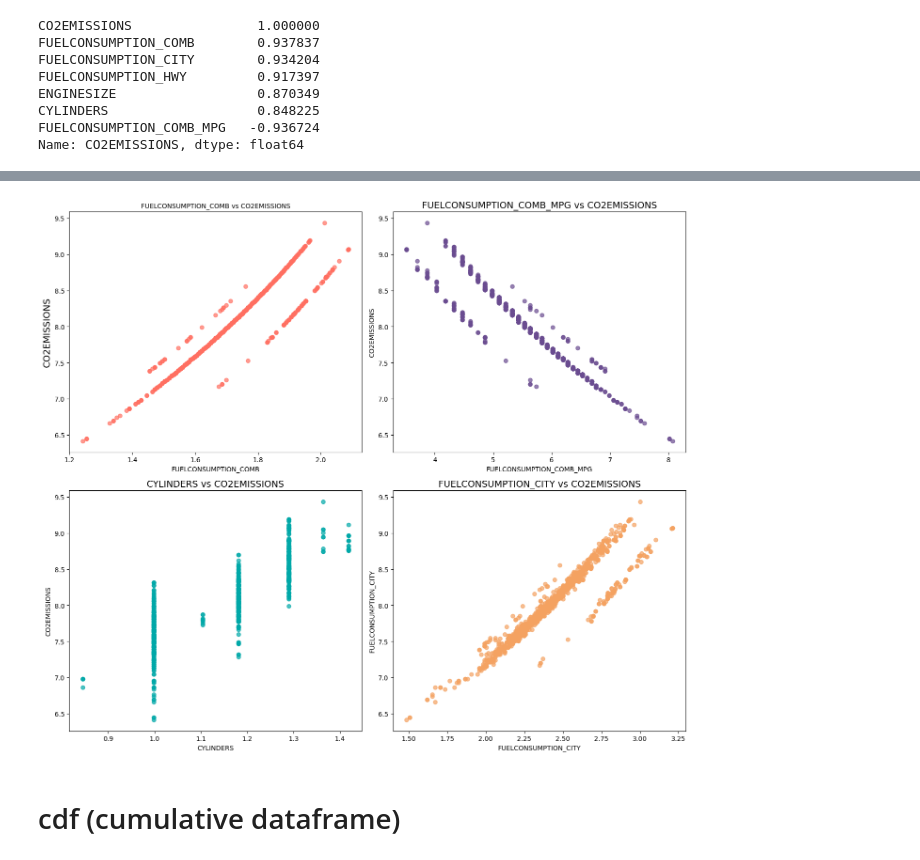
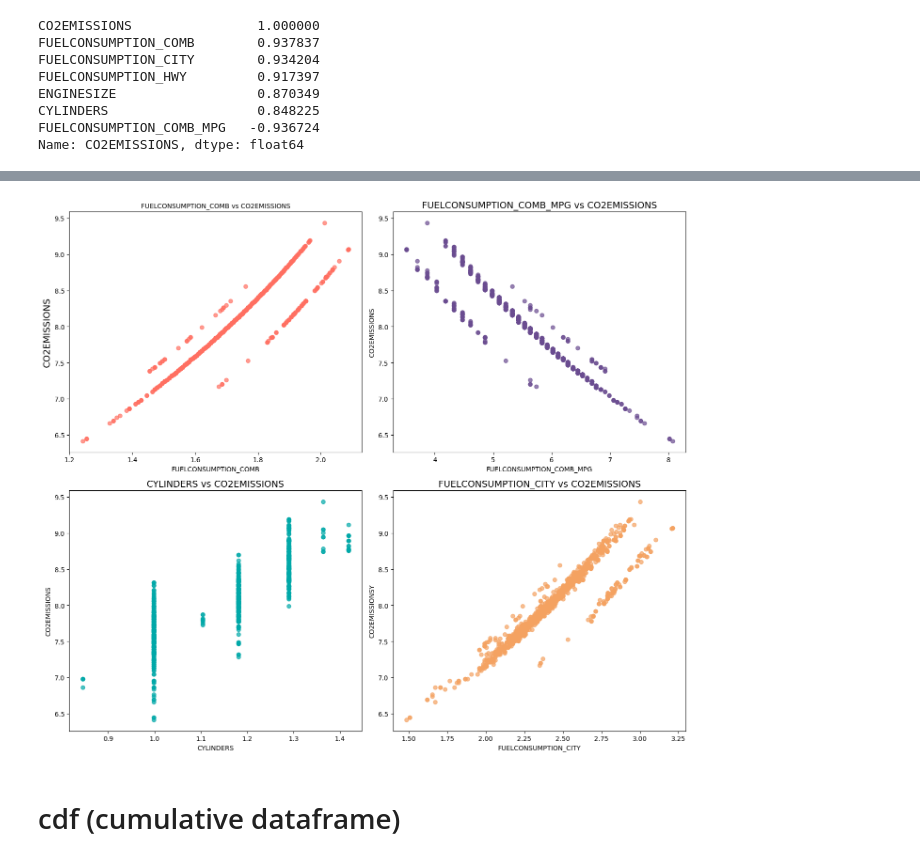
Before and after one commit to MerveTascii00/machine-learning-journey, a Jupyter notebook: 01_Simple_Linear_Regression.ipynb, the cells around one changed output, grey strips where cells are left out. Saved outputs shown, nothing was run; the diff lists cells and outputs as text; code cells hidden in the pictures.

```diff
--- a/01_Simple_Linear_Regression.ipynb
+++ b/01_Simple_Linear_Regression.ipynb
@@ -197,35 +197,35 @@ sns.heatmap(
 # %%
 fig, axes = plt.subplots(2, 2, figsize=(14, 12))
 
 special_colors = [
     "#FF6F61", "#6A4C90", "#00A8A8", "#F4A261", "#3B9DF5"
 ]
 
 axes[0,0].scatter(box_df['FUELCONSUMPTION_COMB'], box_df['CO2EMISSIONS'], color=special_colors[0], alpha=0.7)
 axes[0,0].set_title('FUELCONSUMPTION_COMB vs CO2EMISSIONS', fontsize=10, color='black')
 axes[0,0].set_xlabel('FUELCONSUMPTION_COMB', fontsize=10, color='black')
 axes[0,0].set_ylabel('CO2EMISSIONS', fontsize=14, color='black')
 
 axes[0, 1].scatter(box_df['FUELCONSUMPTION_COMB_MPG'], box_df['CO2EMISSIONS'], color=special_colors[1], alpha=0.7)
 axes[0, 1].set_xlabel('FUELCONSUMPTION_COMB_MPG', fontsize=10, color='black')
 axes[0, 1].set_ylabel('CO2EMISSIONS', fontsize=10, color='black')
 axes[0, 1].set_title('FUELCONSUMPTION_COMB_MPG vs CO2EMISSIONS', fontsize=14, color='black')
 
 axes[1, 0].scatter(box_df['CYLINDERS'], box_df['CO2EMISSIONS'], color=special_colors[2], alpha=0.7)
 axes[1, 0].set_title('CYLINDERS vs CO2EMISSIONS', fontsize=14, color='black')
 axes[1, 0].set_xlabel('CYLINDERS', fontsize=10, color='black')
 axes[1, 0].set_ylabel('CO2EMISSIONS', fontsize=10, color='black')
 
 axes[1, 1].scatter(box_df['FUELCONSUMPTION_CITY'], box_df['CO2EMISSIONS'], color=special_colors[3], alpha=0.7)
 axes[1, 1].set_title('FUELCONSUMPTION_CITY vs CO2EMISSIONS', fontsize=14, color='black')
 axes[1, 1].set_xlabel('FUELCONSUMPTION_CITY', fontsize=10, color='black')
-axes[1, 1].set_ylabel('FUELCONSUMPTION_CITY', fontsize=10, color='black')
+axes[1, 1].set_ylabel('CO2EMISSIONSY', fontsize=10, color='black')
 
 plt.tight_layout()
 
 plt.show()
 # %% [output]
-[figure, old version]
+[figure, new version]
 # %% [markdown]
 # cdf (cumulative dataframe)
 # %%
```
Also changed, not shown: parts of 13 cells of this notebook.
